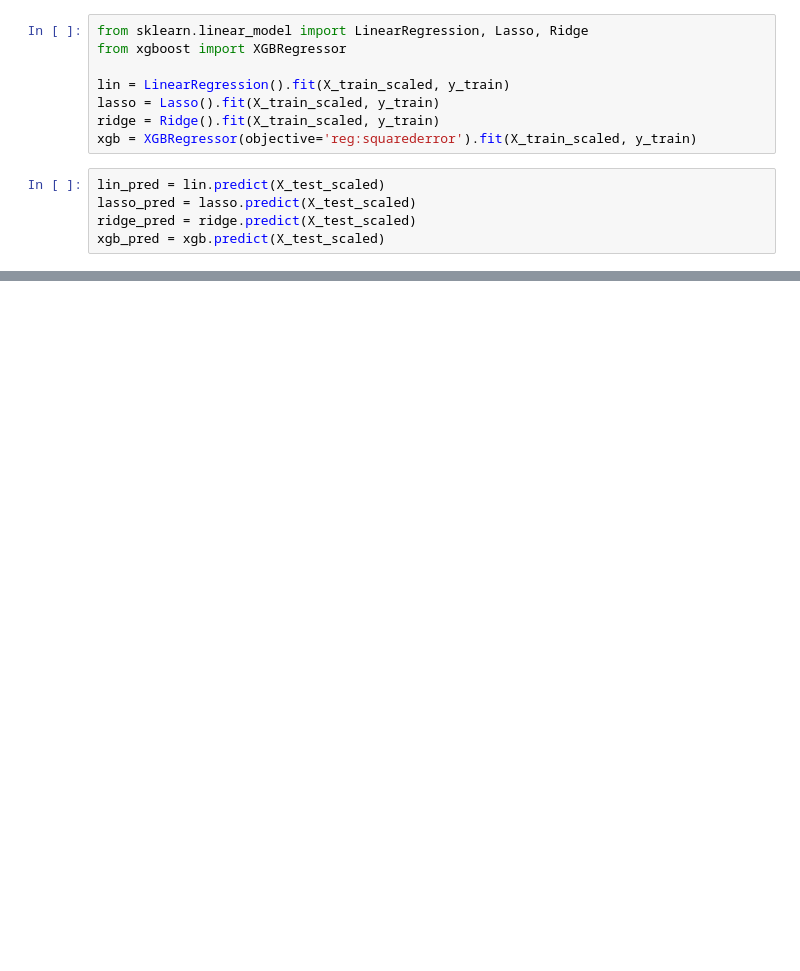
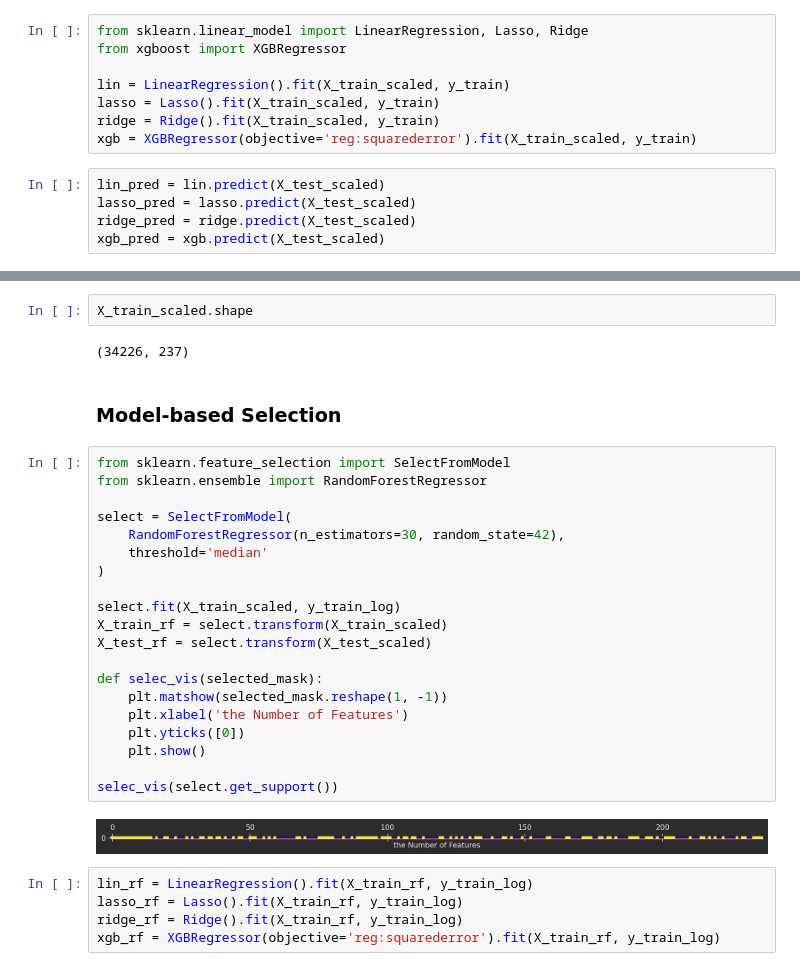
Before and after one commit to vmtmxmf5/Python-ML-DNN, a Jupyter notebook: 회귀문제.ipynb, the cells around one changed output, grey strips where cells are left out. Drawn from its saved outputs; the diff is of its cells as text; blank space fills up the shorter version.

```diff
--- a/회귀문제.ipynb
+++ b/회귀문제.ipynb
@@ -839,0 +652,33 @@ plt.show()
+# %%
+X_train_scaled.shape
+# %% [output]
+(34226, 237)
+# %% [markdown]
+### Model-based Selection
+# %%
+from sklearn.feature_selection import SelectFromModel
+from sklearn.ensemble import RandomForestRegressor
+
+select = SelectFromModel(
+    RandomForestRegressor(n_estimators=30, random_state=42),
+    threshold='median'
+)
+
+select.fit(X_train_scaled, y_train_log)
+X_train_rf = select.transform(X_train_scaled)
+X_test_rf = select.transform(X_test_scaled)
+
+def selec_vis(selected_mask):
+    plt.matshow(selected_mask.reshape(1, -1))
+    plt.xlabel('the Number of Features')
+    plt.yticks([0])
+    plt.show()
+
+selec_vis(select.get_support())
+# %% [output]
+[figure, added]
+# %%
+lin_rf = LinearRegression().fit(X_train_rf, y_train_log)
+lasso_rf = Lasso().fit(X_train_rf, y_train_log)
+ridge_rf = Ridge().fit(X_train_rf, y_train_log)
+xgb_rf = XGBRegressor(objective='reg:squarederror').fit(X_train_rf, y_train_log)
```
Also changed, not shown: parts of 75 cells of this notebook.
